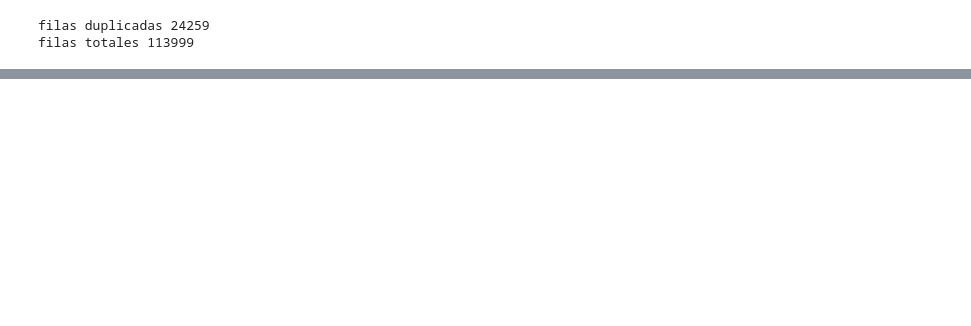
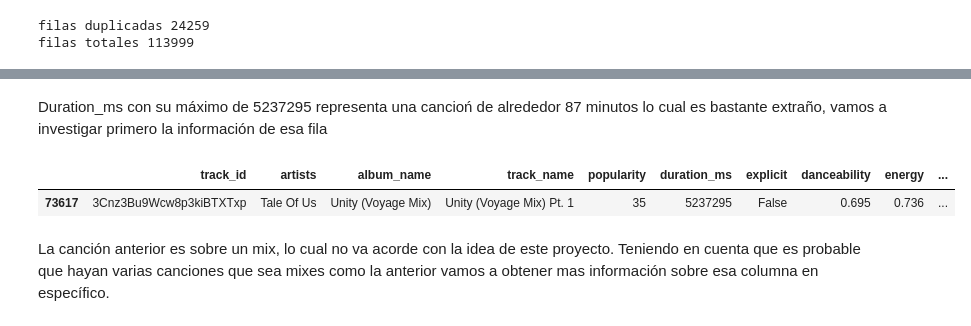
Before and after one commit to JuanDa72/music-mood-analysis, a Jupyter notebook: notebooks/exploration.ipynb, the cells around one changed output, grey strips where cells are left out. Saved outputs shown, nothing was run; the diff lists cells and outputs as text; code cells hidden in the pictures; blank space fills up the shorter version.

```diff
--- a/notebooks/exploration.ipynb
+++ b/notebooks/exploration.ipynb
@@ -71,0 +167,10 @@ filas totales 113999
+# %% [markdown]
+Duration_ms con su máximo de 5237295 representa una cancioń de alrededor 87 minutos lo cual es bastante extraño, vamos a investigar primero la información de esa fila
+# %%
+df_clean[df_clean['duration_ms']==5237295]
+# %% [output]
+|  | track_id | artists | album_name | track_name | popularity | duration_ms | explicit | danceability | energy | ... |
+| 73617 | 3Cnz3Bu9Wcw8p3kiBTXTxp | Tale Of Us | Unity (Voyage Mix) | Unity (Voyage Mix) Pt. 1 | 35 | 5237295 | False | 0.695 | 0.736 | ... |
+# %% [markdown]
+La canción anterior es sobre un mix, lo cual no va acorde con la idea de este proyecto.
+Teniendo en cuenta que es probable que hayan varias canciones que sea mixes como la anterior vamos a obtener mas información sobre esa columna en específico.
```
Also changed, not shown: parts of 37 cells of this notebook.
